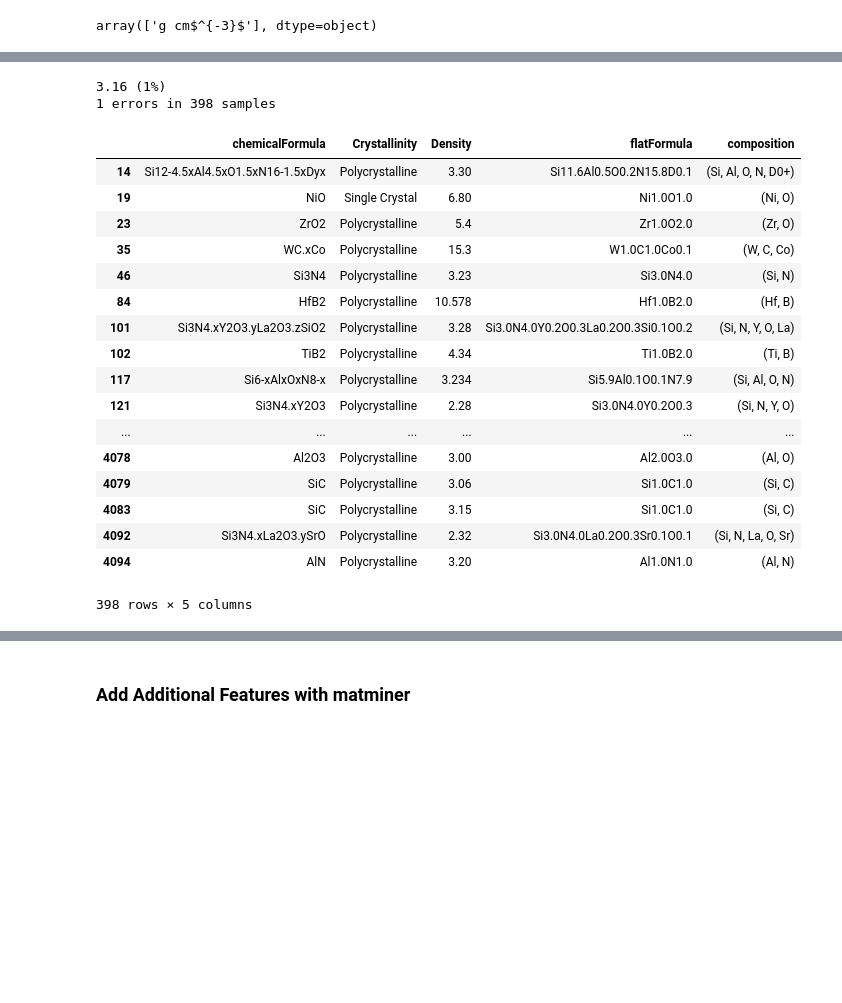
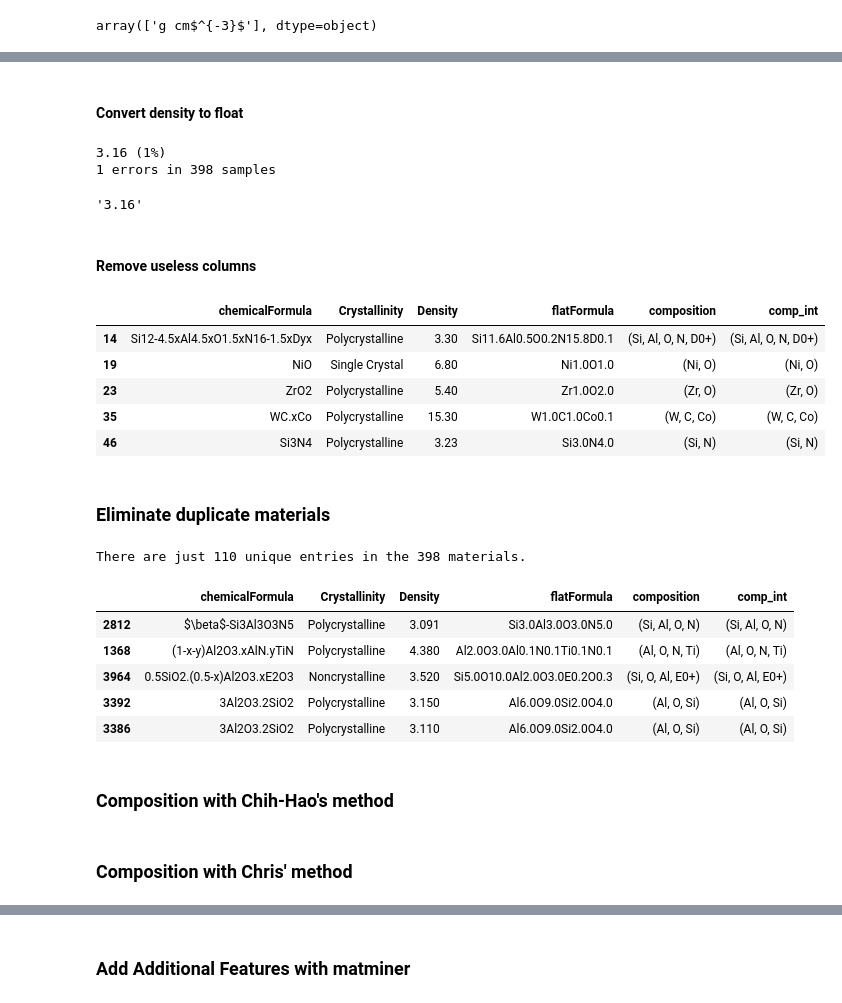
Before and after one commit to ckborg/DSW2018, a Jupyter notebook: develop/2018-07-25-cbr-feature-selection.ipynb, the cells around one changed output, grey strips where cells are left out. Cells and saved outputs as stored; diff of their text form; code cells hidden in the pictures; blank space fills up the shorter version.

Commit message:
elimited duplicate materials

```diff
--- a/develop/2018-07-25-cbr-feature-selection.ipynb
+++ b/develop/2018-07-25-cbr-feature-selection.ipynb
@@ -83,3 +19,0 @@ def formula_parser(formula):
-# %%
-df1["flatFormula"] = df1["chemicalFormula"].map(formula_parser)
-df1.dropna(axis=1).head()
@@ -93,3 +19,0 @@ df1.dropna(axis=1).head()
-# %%
-df1["composition"] =df1["flatFormula"].transform(str_to_composition)
-df1.dropna(axis=1).head()
@@ -168,3 +60,5 @@ Name: Crystallinity, Length: 398, dtype: object
+# %% [markdown]
+#### Convert density to float
 # %%
 # Check how density values cannot simply be transformed from string to int
 
@@ -182,25 +76,41 @@ print('{0} errors in {1} samples'.format(N_errors, N_total))
 # %% [output]
 3.16 (1%)
 1 errors in 398 samples
+# %%
+#convert the troublesome density value to a good value
+df_dens.set_value(1185, 'Density', '3.16');
+df_dens.loc[1185,'Density']
+# %% [output]
+'3.16'
+# %%
+# Convert densities to float
+df_dens['Density'] = df_dens['Density'].astype(float)
+# %% [markdown]
+#### Remove useless columns
 # %%
 #Drop columns that don't contain numerical or categorical data
-df_dens.drop(['licenses','names','references','Density-units','Density-conditions','Chemical Family'], axis=1)
+df_dens = df_dens.drop(['licenses','names','references','Density-units','Density-conditions','Chemical Family'], axis=1)
+df_dens.head()
 # %% [output]
-|  | chemicalFormula | Crystallinity | Density | flatFormula | composition |
-| 14 | Si12-4.5xAl4.5xO1.5xN16-1.5xDyx | Polycrystalline | 3.30 | Si11.6Al0.5O0.2N15.8D0.1 | (Si, Al, O, N, D0+) |
-| 19 | NiO | Single Crystal | 6.80 | Ni1.0O1.0 | (Ni, O) |
-| 23 | ZrO2 | Polycrystalline | 5.4 | Zr1.0O2.0 | (Zr, O) |
-| 35 | WC.xCo | Polycrystalline | 15.3 | W1.0C1.0Co0.1 | (W, C, Co) |
-| 46 | Si3N4 | Polycrystalline | 3.23 | Si3.0N4.0 | (Si, N) |
-| 84 | HfB2 | Polycrystalline | 10.578 | Hf1.0B2.0 | (Hf, B) |
-| 101 | Si3N4.xY2O3.yLa2O3.zSiO2 | Polycrystalline | 3.28 | Si3.0N4.0Y0.2O0.3La0.2O0.3Si0.1O0.2 | (Si, N, Y, O, La) |
-| 102 | TiB2 | Polycrystalline | 4.34 | Ti1.0B2.0 | (Ti, B) |
-| 117 | Si6-xAlxOxN8-x | Polycrystalline | 3.234 | Si5.9Al0.1O0.1N7.9 | (Si, Al, O, N) |
-| 121 | Si3N4.xY2O3 | Polycrystalline | 2.28 | Si3.0N4.0Y0.2O0.3 | (Si, N, Y, O) |
-| ... | ... | ... | ... | ... | ... |
-| 4078 | Al2O3 | Polycrystalline | 3.00 | Al2.0O3.0 | (Al, O) |
-| 4079 | SiC | Polycrystalline | 3.06 | Si1.0C1.0 | (Si, C) |
-| 4083 | SiC | Polycrystalline | 3.15 | Si1.0C1.0 | (Si, C) |
-| 4092 | Si3N4.xLa2O3.ySrO | Polycrystalline | 2.32 | Si3.0N4.0La0.2O0.3Sr0.1O0.1 | (Si, N, La, O, Sr) |
-| 4094 | AlN | Polycrystalline | 3.20 | Al1.0N1.0 | (Al, N) |
+|  | chemicalFormula | Crystallinity | Density | flatFormula | composition | comp_int |
+| 14 | Si12-4.5xAl4.5xO1.5xN16-1.5xDyx | Polycrystalline | 3.30 | Si11.6Al0.5O0.2N15.8D0.1 | (Si, Al, O, N, D0+) | (Si, Al, O, N, D0+) |
+| 19 | NiO | Single Crystal | 6.80 | Ni1.0O1.0 | (Ni, O) | (Ni, O) |
+| 23 | ZrO2 | Polycrystalline | 5.40 | Zr1.0O2.0 | (Zr, O) | (Zr, O) |
+| 35 | WC.xCo | Polycrystalline | 15.30 | W1.0C1.0Co0.1 | (W, C, Co) | (W, C, Co) |
+| 46 | Si3N4 | Polycrystalline | 3.23 | Si3.0N4.0 | (Si, N) | (Si, N) |
-398 rows × 5 columns
+# %% [markdown]
+### Eliminate duplicate materials
+# %%
+N_unique_entries = len(df_dens['chemicalFormula'].unique())
+print('There are just {0} unique entries in the {1} materials.'.format(N_unique_entries,df_dens.shape[0]))
+# %% [output]
+There are just 110 unique entries in the 398 materials.
+# %%
+df_dens.sort_values('chemicalFormula').head()
+# %% [output]
+|  | chemicalFormula | Crystallinity | Density | flatFormula | composition | comp_int |
+| 2812 | $\beta$-Si3Al3O3N5 | Polycrystalline | 3.091 | Si3.0Al3.0O3.0N5.0 | (Si, Al, O, N) | (Si, Al, O, N) |
+| 1368 | (1-x-y)Al2O3.xAlN.yTiN | Polycrystalline | 4.380 | Al2.0O3.0Al0.1N0.1Ti0.1N0.1 | (Al, O, N, Ti) | (Al, O, N, Ti) |
+| 3964 | 0.5SiO2.(0.5-x)Al2O3.xE2O3 | Noncrystalline | 3.520 | Si5.0O10.0Al2.0O3.0E0.2O0.3 | (Si, O, Al, E0+) | (Si, O, Al, E0+) |
+| 3392 | 3Al2O3.2SiO2 | Polycrystalline | 3.150 | Al6.0O9.0Si2.0O4.0 | (Al, O, Si) | (Al, O, Si) |
+| 3386 | 3Al2O3.2SiO2 | Polycrystalline | 3.110 | Al6.0O9.0Si2.0O4.0 | (Al, O, Si) | (Al, O, Si) |
@@ -206,0 +119,2 @@ df_dens.drop(['licenses','names','references','Density-units','Density-condition
+# %% [markdown]
+### Composition with Chih-Hao's method
@@ -206,0 +185,2 @@ df_dens.drop(['licenses','names','references','Density-units','Density-condition
+# %% [markdown]
+### Composition with Chris' method
```
Also changed, not shown: parts of 17 cells of this notebook, 2 other files.
